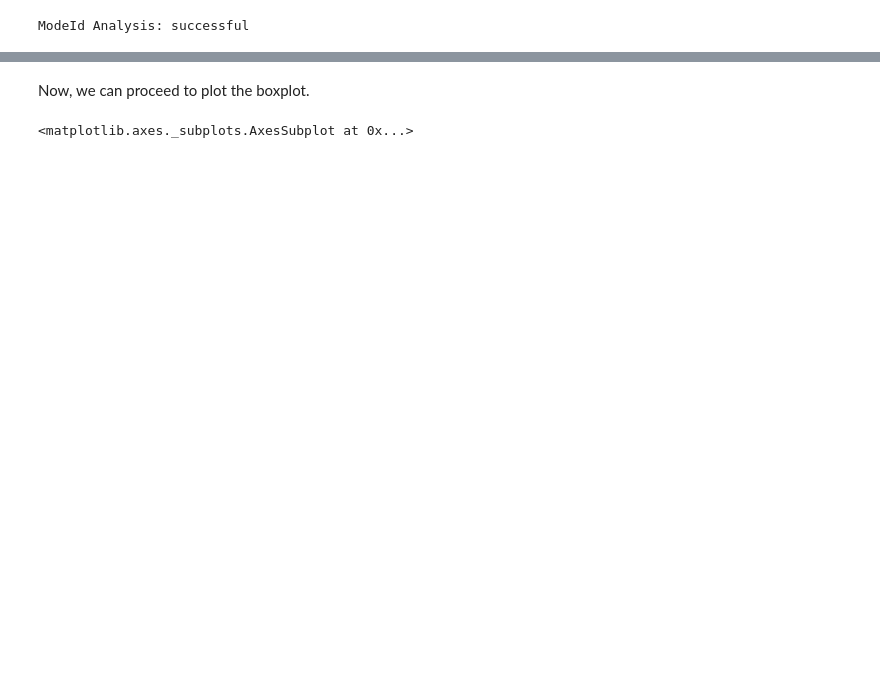
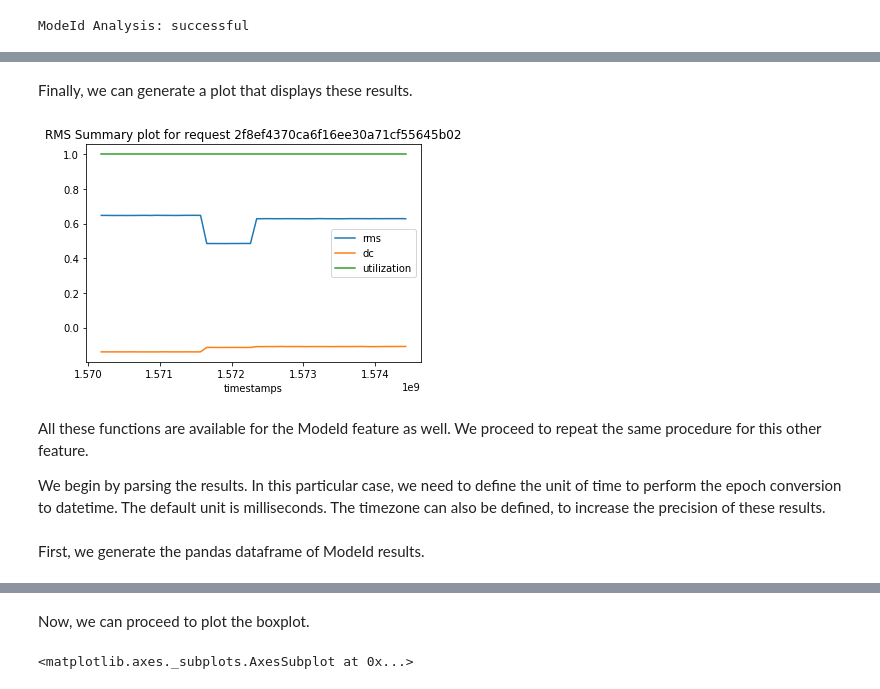
Before and after one commit to vikinganalytics/mvg, a Jupyter notebook: docs/source/content/examples/brief_overview.ipynb, the cells around one changed output, grey strips where cells are left out. Saved outputs shown, nothing was run; the diff lists cells and outputs as text; code cells hidden in the pictures; blank space fills up the shorter version.

```diff
--- a/docs/source/content/examples/brief_overview.ipynb
+++ b/docs/source/content/examples/brief_overview.ipynb
@@ -57,7 +76,7 @@ Thus, each unique token represents a unique user, each user has it own, unique d
 # %%
 ENDPOINT = "https://api.beta.multiviz.com"
 # Replace by your own Token
-VALID_TOKEN = "Add token here"
+VALID_TOKEN = os.environ['TEST_TOKEN']
 # %%
 session = MVG(ENDPOINT, VALID_TOKEN)
 # %% [markdown]
@@ -286,6 +315,6 @@ The second key `"results"` includes the numeric results.
 # %%
-rms_table = session.get_analysis_results(request_id=REQUEST_ID_RMS_u0001)
-mode_table = session.get_analysis_results(request_id=REQUEST_ID_ModeId_u0001)
+rms_results = session.get_analysis_results(request_id=REQUEST_ID_RMS_u0001)
+mode_results = session.get_analysis_results(request_id=REQUEST_ID_ModeId_u0001)
 
-rms_table.keys()
+rms_results.keys()
 # %% [output]
@@ -328,0 +335,2 @@ df_mode.head()
+# %%
+rms_results_parsed = analysis_classes.parse_results(rms_results)
@@ -328,0 +383,14 @@ df_mode.head()
+# %% [markdown]
+Finally, we can generate a plot that displays these results.
+# %%
+rms_results_parsed.plot()
+# %% [output]
+[figure, added]
+# %% [markdown]
+All these functions are available for the ModeId feature as well.
+We proceed to repeat the same procedure for this other feature.
+
+We begin by parsing the results.
+In this particular case, we need to define the unit of time to perform the epoch conversion to datetime.
+The default unit is milliseconds.
+The timezone can also be defined, to increase the precision of these results.
@@ -328,0 +399,2 @@ df_mode.head()
+# %% [markdown]
+First, we generate the pandas dataframe of ModeId results.
```
Also changed, not shown: parts of 48 cells of this notebook.
